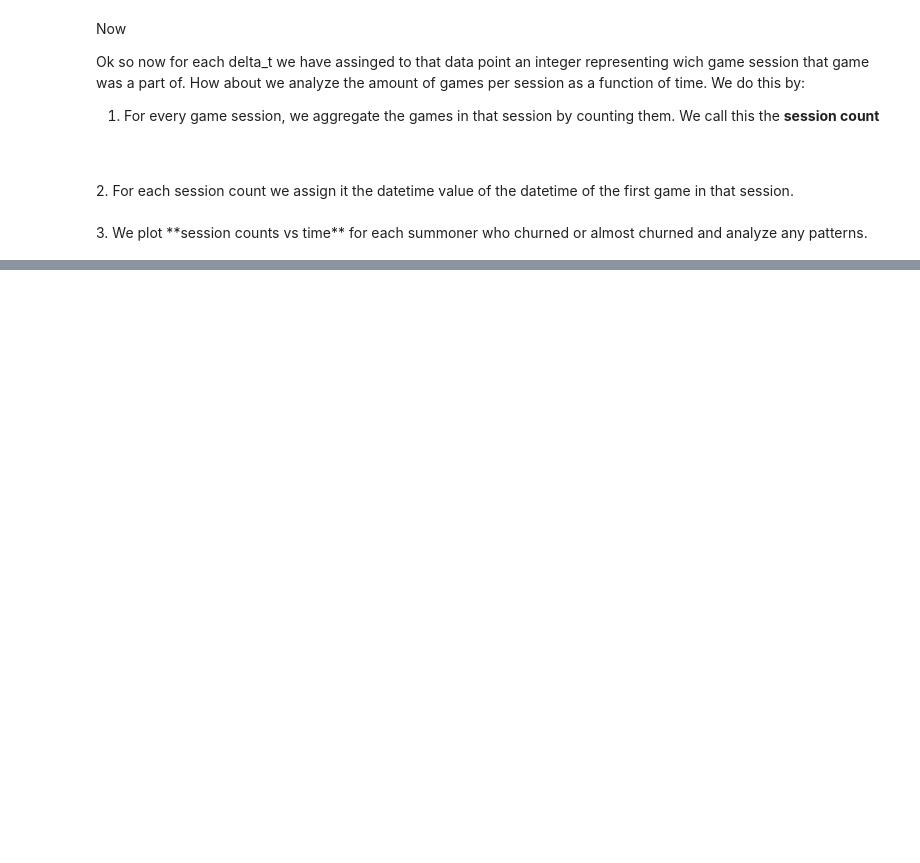
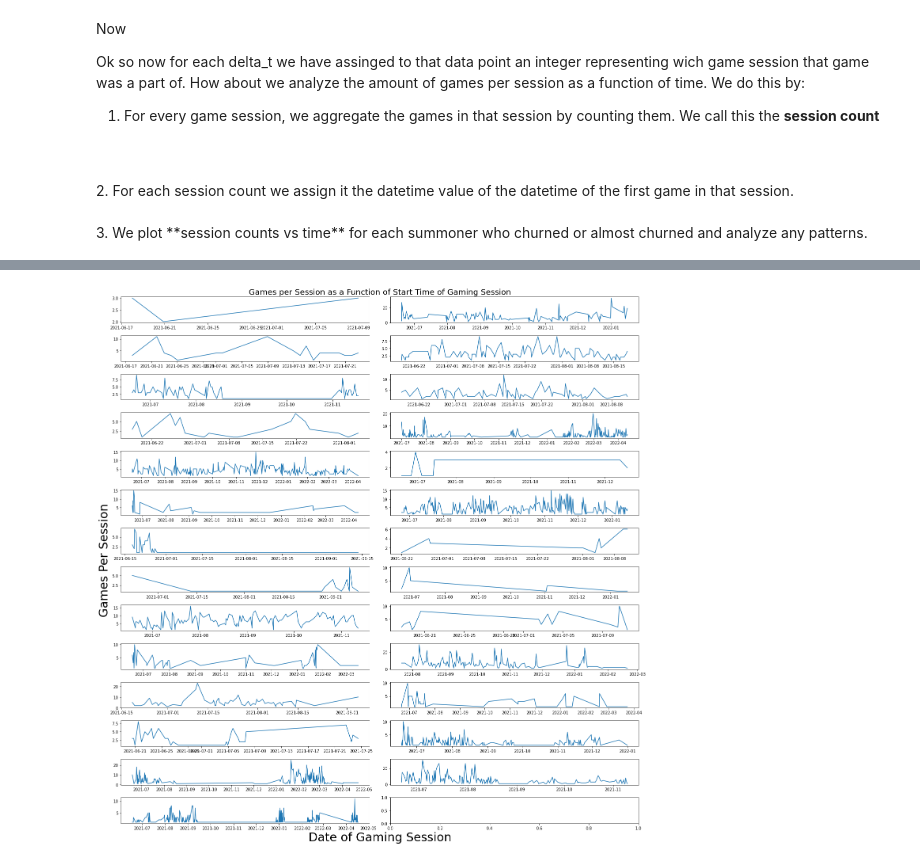
Before and after one commit to GitErickL/Summoner_Churn_Rate, a Jupyter notebook: Lol_Player_Churn_Rate_Analysis.ipynb, the cells around one changed output, grey strips where cells are left out. Drawn from its saved outputs; the diff is of its cells as text; code cells hidden in the pictures; blank space fills up the shorter version.

```diff
--- a/Lol_Player_Churn_Rate_Analysis.ipynb
+++ b/Lol_Player_Churn_Rate_Analysis.ipynb
@@ -631,18 +573,0 @@ plt.show()
-# %%
-fig, ax = plt.subplots(figsize = (20,8))
-
-decompose.resid.plot(ax = ax)
-
-plt.title("Residuals with Seasonality and Trend Removed", fontsize = 20)
-plt.ylabel("Residuals", fontsize = 20)
-plt.xlabel("Date", fontsize = 20)
-
-
-for i, date in enumerate(noteable_dates):
-
-    plt.axvline(x = date,
-                label = noteable_dates_labels[i],
-                c = color_list[i]
-               )
-plt.legend(loc = "best")
-plt.show()
@@ -834,23 +785,38 @@ Ok so now for each delta_t we have assinged to that data point an integer repres
 <br>
 3. We plot **session counts vs time** for each summoner who churned or almost churned and analyze any patterns.
 # %%
-for puuid in puuid_churned:
+fig, ax = plt.subplots(nrows = 14,
+                       ncols=2,
+                       figsize = (20,20),
+                       #snssharex=True,
+                       #sharey=True
+                      )
 
-    if puuid == puuid_churned[0]:
+tuple_list = []
 
-        df_temp = df_churn_al_churn[df_new["puuid"] == puuids[0]].sort_values("start_time_date")
+for i in range(14):
+    for j in range(2):
+        tuple_list.append((i,j))
 
-        games_per_session = []
 
-        session_date = []
 
-        session_ignore = []
+for j, puuid in enumerate(puuid_churned):
 
-        index_ignore = []
+    df_temp = df_churn_al_churn[df_churn_al_churn["puuid"] == puuid].sort_values("start_time_date")
 
-        for i, session in enumerate(df_temp["session"]):
+    games_per_session = []
 
-            if i in index_ignore: continue
+    session_date = []
+
+    index_ignore = []
+
+    for i, session in enumerate(df_temp["session"]):
+
+        if i in index_ignore:
+
+            continue
+
+        else:
 
             session_begin = session
 
@@ -858,23 +824,42 @@ for puuid in puuid_churned:
 
             games_count = 1
 
-            if i == len(df_temp["session"]): break
 
-            while df_temp["session"].iloc([i+1]) == session:
+            if i == len(df_temp["session"]) - 1:
 
-                games_count += 1
+                pass
 
-                i+=1
+            else:
+                while df_temp["session"].iloc[i+1] == session_begin:
 
-                index_ignore.append(i)
+                    games_count += 1
 
-                if i == len(df["session"]): break
+                    i+=1
 
-            games_per_session.append(games_count)
+                    index_ignore.append(i)
+
+                    if i == len(df_temp["session"])-1:
+
+                        break
 
 
 
 
+        games_per_session.append(games_count)
 
-    sns.lineplot(x = session_date, y = games_per_session)
+
+    ax[tuple_list[j]].plot(session_date[:], games_per_session[:])
+    #sns.lineplot(x = session_date, y = games_per_session)
+
+    fig.add_subplot(111, frameon=False)
+# hide tick and tick label of the big axis
+plt.tick_params(labelcolor='none', which='both', top=False, bottom=False, left=False, right=False)
+plt.xlabel("Date", fontsize = 20)
+plt.ylabel("Time Between Games (hours)", fontsize = 30)
+plt.xlabel("Date of Gaming Session", fontsize = 30)
+plt.ylabel("Games Per Session", fontsize = 30)
+plt.title("Games per Session as a Function of Start Time of Gaming Session", fontsize = 20)
+plt.tight_layout()
+
+plt.savefig("Plots/Games_per_Session_vs_Time.png")
 # %% [output]
@@ -881,0 +866 @@ ValueError: cannot reindex from a duplicate axis
+[figure, added]
```
Also changed, not shown: parts of 40 cells of this notebook, 2 other files.
